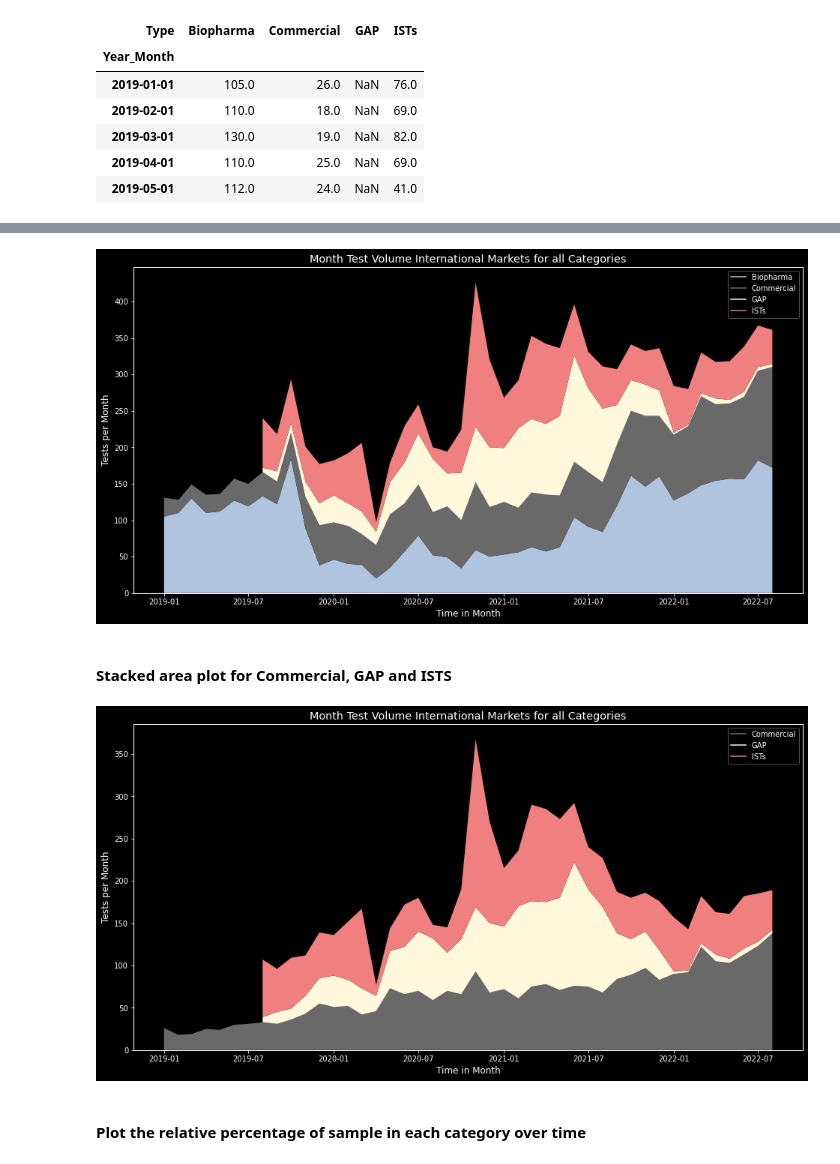
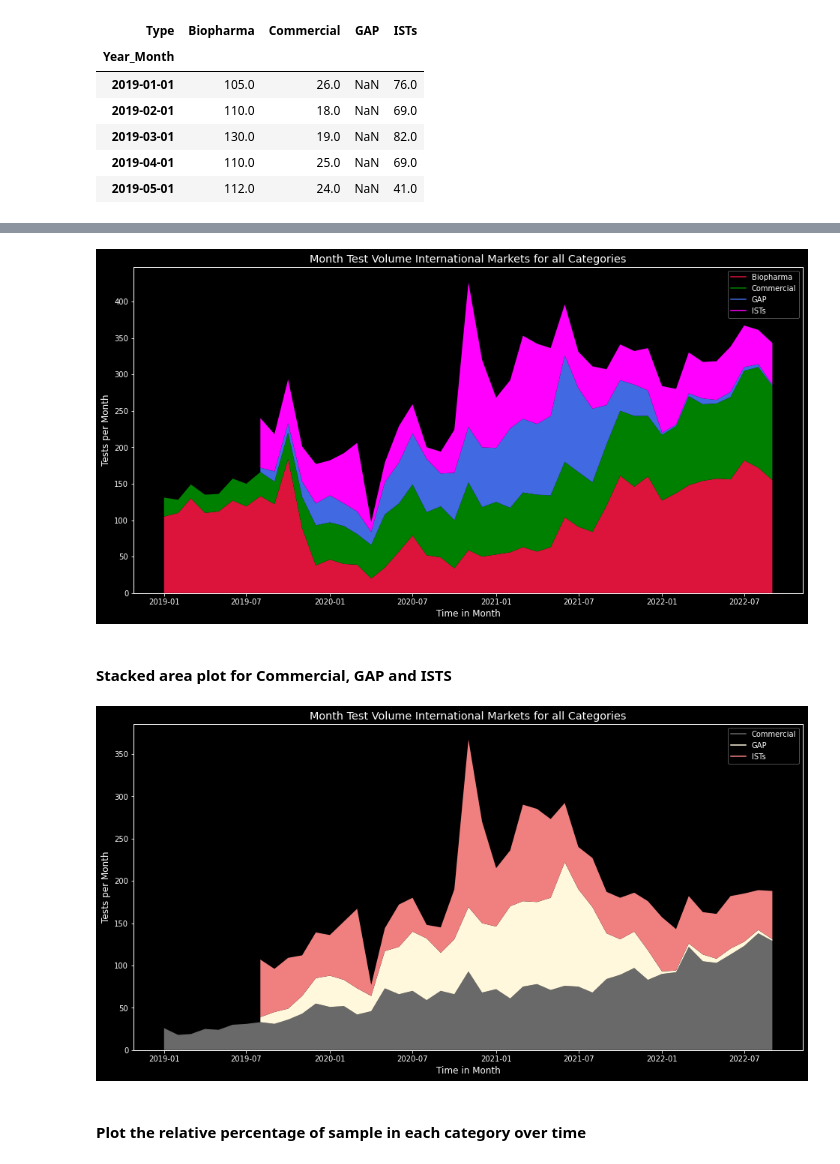
Before and after one commit to SilverSurferClash/Sales_analysis, a Jupyter notebook: Import_clean_SFDC_script.ipynb, the cells around one changed output, grey strips where cells are left out. Cells and saved outputs as stored; diff of their text form; code cells hidden in the pictures.

```diff
--- a/Import_clean_SFDC_script.ipynb
+++ b/Import_clean_SFDC_script.ipynb
@@ -322,11 +280,11 @@ memory usage: 599.9+ KB
 # %%
 #Select the time horizion to analyse
 start_date = "2018"
-end_date = "2022-08"
+end_date = "2022-09"
 #Select the # of countries to be analyses based on the maxiumum number of samplesin
 #the time horizon
 num_countries = 6
 #Create the dataframe relevant for the time periode which should be analysed
 countries_df = countries_df.loc[start_date:end_date].copy()
-print(f"The number of samples in this dataframe is {countries_df.shape[0]}")
+print(f"The total number of samples in this dataframe is {countries_df.shape[0]}")
 # %% [output]
@@ -387,12 +336,16 @@ all_countries_by_type.head(3)
 #Use relpot for plotting
 # %%
 #Plot the sales for each category over time
-g = sns.relplot(data = all_countries_by_type, x = "Year_Month", y = "Sales", kind = "line", col = "Type", color = "#7851a9", linewidth=4)
+g = sns.relplot(data = all_countries_by_type, x = "Year_Month", y = "Sales", kind = "line", col = "Type", color = "#7851a9", linewidth=4 )
 g.set_xticklabels(rotation = "90")
-sns.set_style({'axes.grid' : False})
+
 g.set_ylabels("Tests per Month")
 g.set_xlabels("Time in Months")
 g.set_titles(col_template = '{col_name}')
+g.fig.suptitle('Tests per Month for the different Sample Categories', y=1.05)
+
+plt.savefig('facet_plot.pdf', dpi = 300, bbox_inches ="tight",
+            pad_inches = 1)
+files.download("facet_plot.pdf")
 plt.show()
-#plt.xticks( rotation = "90")
 # %% [output]
@@ -420,13 +375,13 @@ plt.subplots(figsize=(16, 8))
 
 
 # Plot x-labels, y-label and data
-plt.plot([], [], color ="lightsteelblue",
+plt.plot([], [], color ="crimson",
          label ="Biopharma")
-plt.plot([], [], color ='dimgrey',
+plt.plot([], [], color ='green',
          label ='Commercial')
-plt.plot([], [], color ='cornsilk',
+plt.plot([], [], color ='royalblue',
          label ='GAP')
-plt.plot([], [], color ='lightcoral',
+plt.plot([], [], color ='magenta',
          label ='ISTs')
 
 
@@ -434,7 +389,7 @@ plt.stackplot(all_countries_pivot_type.index, all_countries_pivot_type["Biopharm
               all_countries_pivot_type["Commercial"],
               all_countries_pivot_type["GAP"],
               all_countries_pivot_type["ISTs"],
-              colors =["lightsteelblue", 'dimgrey', 'cornsilk', 'lightcoral'])
+              colors =["crimson", 'green', 'royalblue', 'magenta'])
 
 plt.grid(False)
 plt.legend(loc='upper right')
@@ -449,5 +404,9 @@ plt.title('Month Test Volume International Markets for all Categories')
 
 
 # Displaying Graph
+
+
+plt.savefig("test_t.pdf", transparent = True)
+files.download("test_t.pdf")
 plt.show()
 # %% [output]
@@ -454,4 +415,4 @@ plt.show()
-[figure, old version]
+[figure, new version]
 # %% [markdown]
 #### Stacked area plot for Commercial, GAP and ISTS
 # %%
@@ -491,7 +452,7 @@ plt.title('Month Test Volume International Markets for all Categories')
 # Displaying Graph
 plt.show()
 # %% [output]
-[figure, old version]
+[figure, new version]
 # %% [markdown]
 #### Plot the relative percentage of sample in each category over time
 # %%
```
Also changed, not shown: parts of 35 cells of this notebook.
